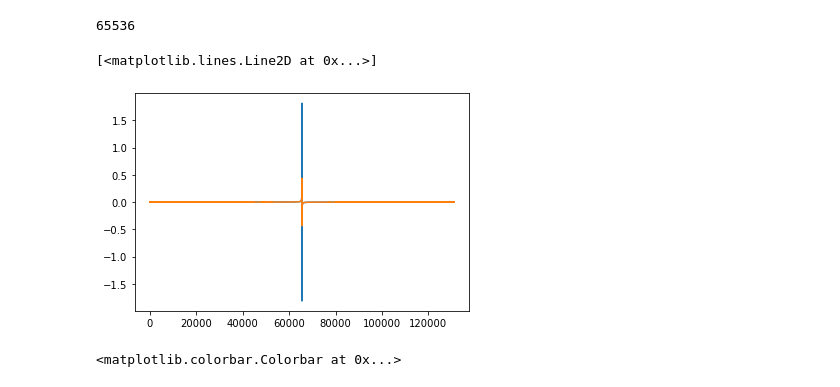
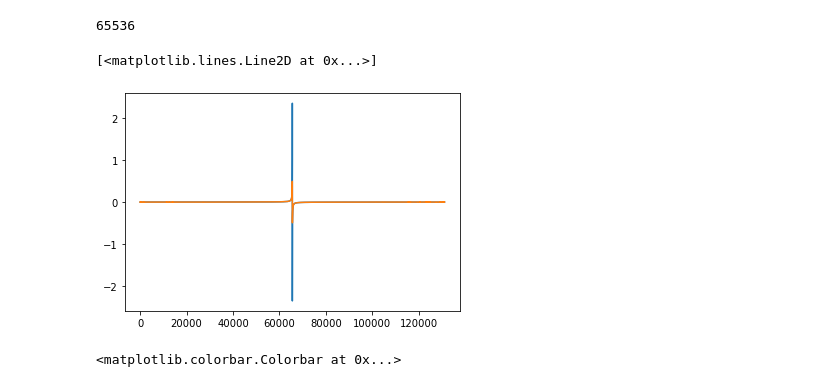
Before and after one commit to PaulWorm/DGApy, a Jupyter notebook: input/PrepareLambdaDGA_Motoharu.ipynb, the cells around one changed output. Cells and saved outputs as stored; diff of their text form; code cells hidden in the pictures.

```diff
--- a/input/PrepareLambdaDGA_Motoharu.ipynb
+++ b/input/PrepareLambdaDGA_Motoharu.ipynb
@@ -5,37 +5,38 @@ import matplotlib.pyplot as plt
 # %%
 # -------------------------------- local Green's function ----------------------------------------------
 #path = 'C:/Users/pworm/Research/HubbardModel/2DSquare_U8_tp-0.25_tpp0.12_beta25_n0.85/from_Motoharu/'
 #path = 'D:/Users/pworm/Research/HoleDopedNickelates/2DSquare_U8_tp-0.25_tpp0.12_beta12.5_n0.75/'
 path = 'D:/Research/BenchmarkEliashberg/RawDataMotoharu'
-beta = 75*4
+path = 'D:/Research/HoleDopedCuprates/2DSquare_U8_tp-0.2_tpp0.1_beta50_n0.90/tpri-0.2-tpppri0.1-U2-beta200-n0.90-LQ101/prepare-DGA-Uasympt/INPUT/'
+beta = 50*4
 U    = 2.0*4
-n    = 0.85
-mu   = 0.217319600136254
+n    = 0.90
+mu   = 0.605797462554577
 giw = np.loadtxt(path + "./gm_wim")
 giw = giw[:,1] + 1j * giw[:,2]
 g0mand = np.loadtxt(path + "./g0mand")
 g0mand = g0mand[:,1] + 1j * g0mand[:,2]
 siw =  g0mand - giw ** (-1.0)
 siw = np.concatenate((np.flip(np.conj(siw)),siw))
 giw = np.concatenate((np.flip(np.conj(giw)),giw))
 Niv1 = np.size(giw) // 2
 print(Niv1)
 f = h5py.File('1p-data.hdf5','w')
 f['/dmft-last/ineq-001/giw/value'] = giw[None,None,:] * np.ones((1,2,1))
 f['/dmft-last/ineq-001/siw/value'] = siw[None,None,:] * np.ones((1,2,1))
 f.create_group('/.config')
 f['.config'].attrs['general.beta'] = beta
 f['.config'].attrs['atoms.1.udd']   = U
 f['.config'].attrs['general.totdens']  = n
 f['dmft-last/mu/value']            = mu
 f.close()
 
 plt.plot(giw.imag)
 plt.plot(siw.imag)
 # %% [output]
 65536
 [<matplotlib.lines.Line2D at 0x...>]
-[figure, old version]
+[figure, new version]
 # %%
     Nw = 59
     Nv = 60
```
Also changed, not shown: 13 other files.
